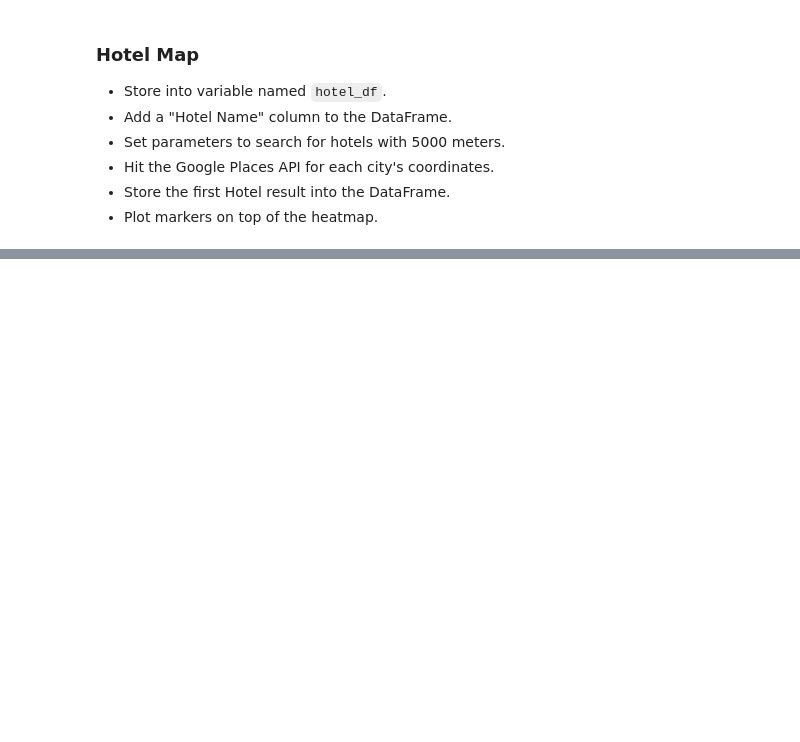
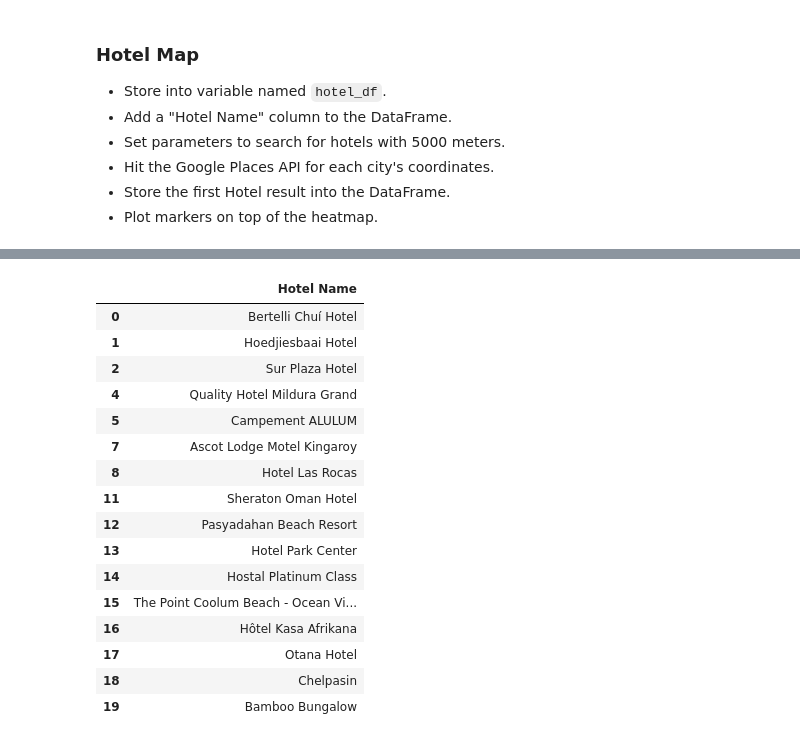
Before and after one commit to jMacProd/python-api-challenge3, a Jupyter notebook: VacationPy/VacationPy.ipynb, the cells around one changed output, grey strips where cells are left out. Cells and saved outputs as stored; diff of their text form; code cells hidden in the pictures; blank space fills up the shorter version.

```diff
--- a/VacationPy/VacationPy.ipynb
+++ b/VacationPy/VacationPy.ipynb
@@ -152,0 +161,4 @@ holiday
+# %%
+#Test adding values to dataframe
+hotel_df.loc[0] = 10.    #['name' + str(i)] + list(randint(10, size=2))
+hotel_df
@@ -152,0 +170,29 @@ holiday
+# %%
+#TEST RESPONSE and json check
+# geocoordinates
+
+target_coordinates = "43.6187102, -116.2146068"
+target_search = "hotel"
+target_radius = 5000
+target_type = "lodging"
+
+# set up a parameters dictionary
+params = {
+    "location": target_coordinates,
+    "keyword": target_search,
+    "radius": target_radius,
+    "type": target_type,
+    "key": g_key
+}
+
+# base url
+base_url = "https://maps.googleapis.com/maps/api/place/nearbysearch/json"
+
+# run a request using our params dictionary
+response = requests.get(base_url, params=params)
+
+# convert response to json
+places_data = response.json()
+
+# Print the json (pretty printed)
+print(json.dumps(places_data, indent=4, sort_keys=True))
@@ -153,13 +217,13 @@ holiday
 # %%
 # geocoordinates
-target_coordinates = "43.6187102, -116.2146068"
+#target_coordinates = "43.6187102, -116.2146068"
 target_search = "hotel"
-target_radius = 8000
+target_radius = 5000
 target_type = "lodging"
 
 # set up a parameters dictionary
 params = {
-    "location": target_coordinates,
+    #"location": target_coordinates,
     "keyword": target_search,
     "radius": target_radius,
     "type": target_type,
@@ -170,4 +234,4 @@ params = {
 base_url = "https://maps.googleapis.com/maps/api/place/nearbysearch/json"
 
 # run a request using our params dictionary
-response = requests.get(base_url, params=params)
+#response = requests.get(base_url, params=params)
@@ -182,3 +310,23 @@ NameError: name 'json' is not defined
+# %%
+hotel_df
+# %% [output]
+|  | Hotel Name |
+| 0 | Bertelli Chuí Hotel |
+| 1 | Hoedjiesbaai Hotel |
+| 2 | Sur Plaza Hotel |
+| 4 | Quality Hotel Mildura Grand |
+| 5 | Campement ALULUM |
+| 7 | Ascot Lodge Motel Kingaroy |
+| 8 | Hotel Las Rocas |
+| 11 | Sheraton Oman Hotel |
+| 12 | Pasyadahan Beach Resort |
+| 13 | Hotel Park Center |
+| 14 | Hostal Platinum Class |
+| 15 | The Point Coolum Beach - Ocean Vi... |
+| 16 | Hôtel Kasa Afrikana |
+| 17 | Otana Hotel |
+| 18 | Chelpasin |
+| 19 | Bamboo Bungalow |
 # %%
 # NOTE: Do not change any of the code in this cell
 
```
Also changed, not shown: parts of 12 cells of this notebook.
